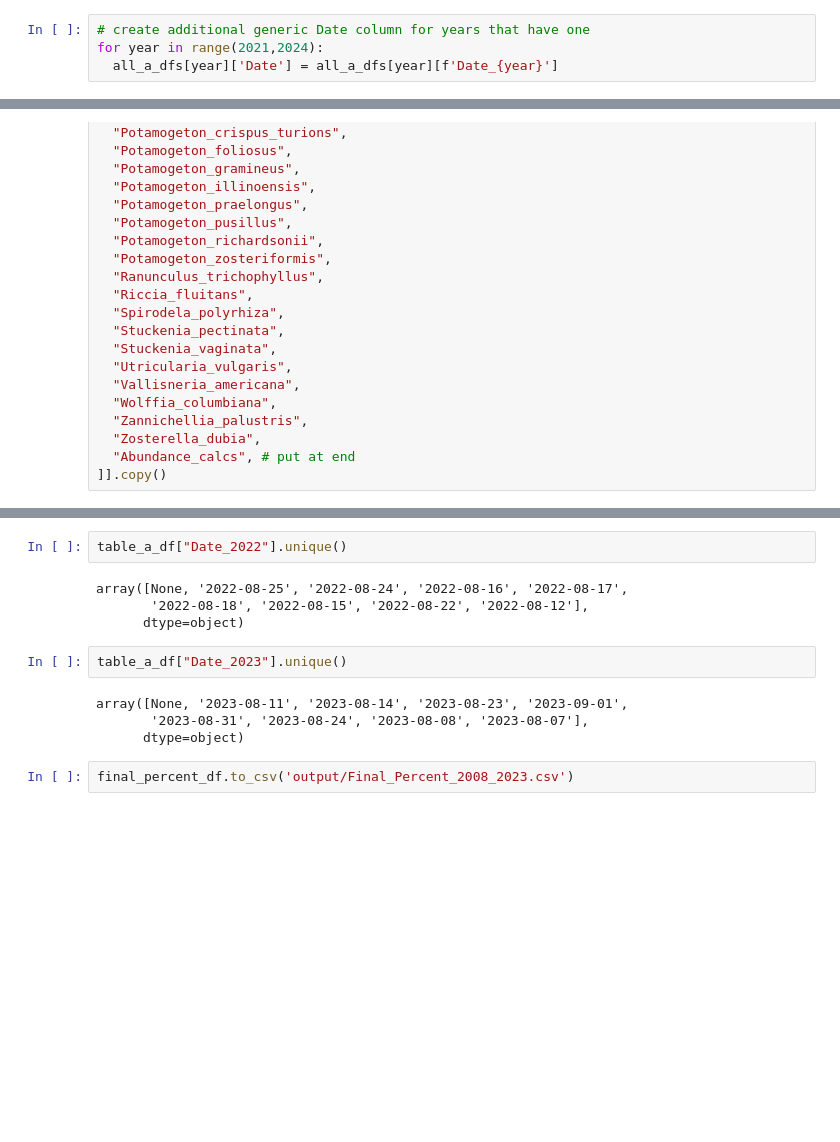
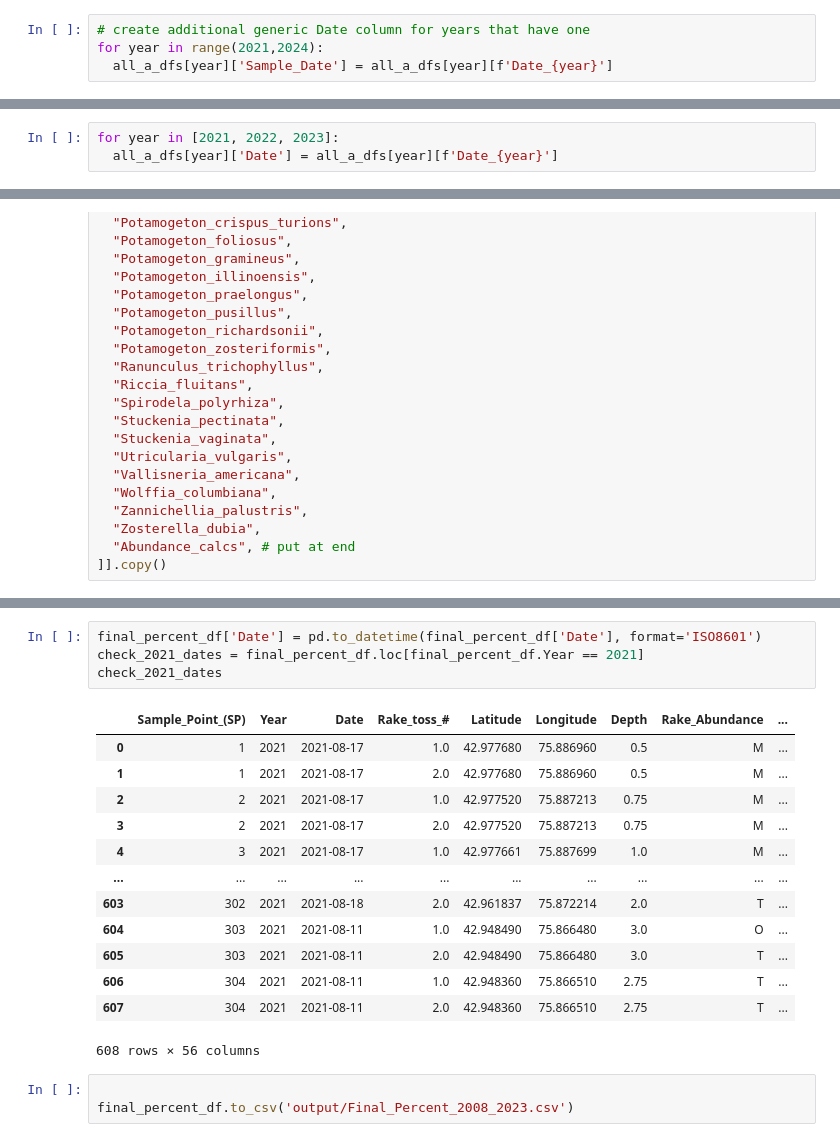
Before and after one commit to kgilbert78/rake-toss-data-cleaning, a Jupyter notebook: combining_tables.ipynb, the cells around one changed output, grey strips where cells are left out. Saved outputs shown, nothing was run; the diff lists cells and outputs as text; blank space fills up the shorter version.

Commit message:
fixed Date column for percent table

```diff
--- a/combining_tables.ipynb
+++ b/combining_tables.ipynb
@@ -246,7 +246,7 @@ all_a_dfs[2023]['Depth'] = all_a_dfs[2023]['Depth_(m)_2023']
 # %%
 # create additional generic Date column for years that have one
 for year in range(2021,2024):
-  all_a_dfs[year]['Date'] = all_a_dfs[year][f'Date_{year}']
+  all_a_dfs[year]['Sample_Date'] = all_a_dfs[year][f'Date_{year}']
 # %%
 all_a_dfs[2022] = all_a_dfs[2022].rename(columns={'Lemna_trisculca': 'Lemna_trisulca'})
 all_a_dfs[2022] = all_a_dfs[2022].rename(columns={'Nitellopsis_obstusa': 'Nitellopsis_obtusa'})
@@ -387,6 +387,9 @@ all_a_dfs[2020],
 all_a_dfs[2021],
 all_a_dfs[2022],
 all_a_dfs[2023],
+# %%
+for year in [2021, 2022, 2023]:
+  all_a_dfs[year]['Date'] = all_a_dfs[year][f'Date_{year}']
 # %%
 table_a_df = pd.concat([all_a_dfs[2009],
   all_a_dfs[2010],
@@ -988,14 +1044,21 @@ array([None, '2021-08-17 00:00:00', '2021-08-12 00:00:00',
-# %%
-table_a_df["Date_2022"].unique()
-# %% [output]
-array([None, '2022-08-25', '2022-08-24', '2022-08-16', '2022-08-17',
-       '2022-08-18', '2022-08-15', '2022-08-22', '2022-08-12'],
-      dtype=object)
-# %%
-table_a_df["Date_2023"].unique()
-# %% [output]
-array([None, '2023-08-11', '2023-08-14', '2023-08-23', '2023-09-01',
-       '2023-08-31', '2023-08-24', '2023-08-08', '2023-08-07'],
-      dtype=object)
+# %%
+final_percent_df['Date'] = pd.to_datetime(final_percent_df['Date'], format='ISO8601')
+check_2021_dates = final_percent_df.loc[final_percent_df.Year == 2021]
+check_2021_dates
+# %% [output]
+|  | Sample_Point_(SP) | Year | Date | Rake_toss_# | Latitude | Longitude | Depth | Rake_Abundance | ... |
+| 0 | 1 | 2021 | 2021-08-17 | 1.0 | 42.977680 | 75.886960 | 0.5 | M | ... |
+| 1 | 1 | 2021 | 2021-08-17 | 2.0 | 42.977680 | 75.886960 | 0.5 | M | ... |
+| 2 | 2 | 2021 | 2021-08-17 | 1.0 | 42.977520 | 75.887213 | 0.75 | M | ... |
+| 3 | 2 | 2021 | 2021-08-17 | 2.0 | 42.977520 | 75.887213 | 0.75 | M | ... |
+| 4 | 3 | 2021 | 2021-08-17 | 1.0 | 42.977661 | 75.887699 | 1.0 | M | ... |
+| ... | ... | ... | ... | ... | ... | ... | ... | ... | ... |
+| 603 | 302 | 2021 | 2021-08-18 | 2.0 | 42.961837 | 75.872214 | 2.0 | T | ... |
+| 604 | 303 | 2021 | 2021-08-11 | 1.0 | 42.948490 | 75.866480 | 3.0 | O | ... |
+| 605 | 303 | 2021 | 2021-08-11 | 2.0 | 42.948490 | 75.866480 | 3.0 | T | ... |
+| 606 | 304 | 2021 | 2021-08-11 | 1.0 | 42.948360 | 75.866510 | 2.75 | T | ... |
+| 607 | 304 | 2021 | 2021-08-11 | 2.0 | 42.948360 | 75.866510 | 2.75 | T | ... |
+608 rows × 56 columns
 # %%
+
 final_percent_df.to_csv('output/Final_Percent_2008_2023.csv')
```
Also changed, not shown: parts of 11 cells of this notebook.
